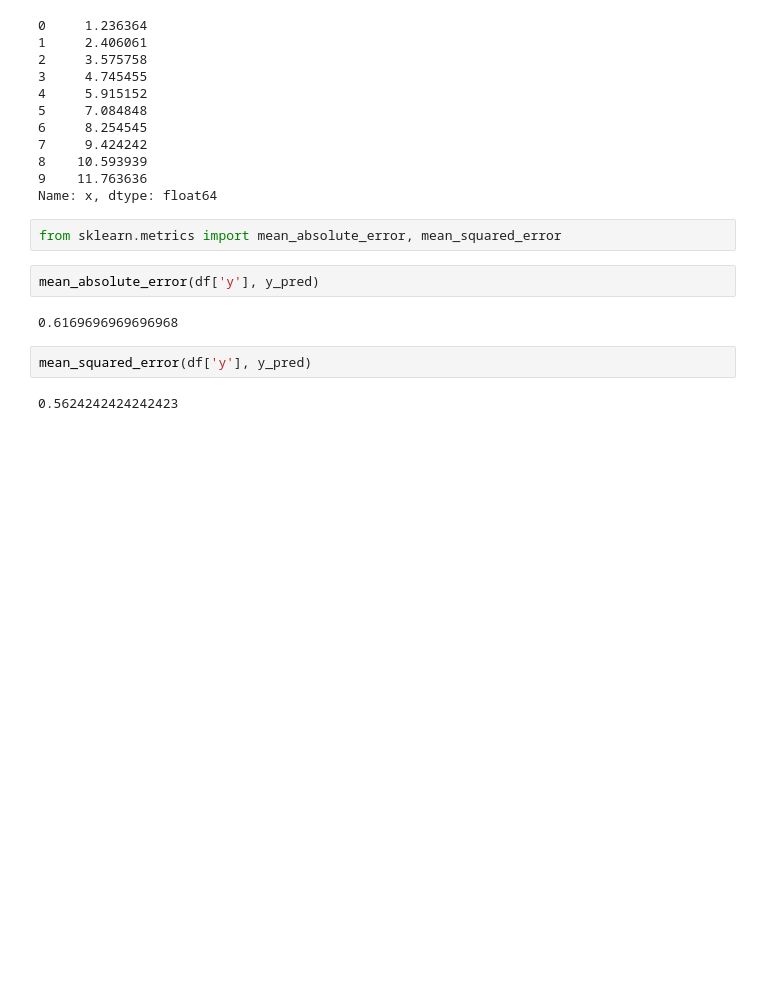
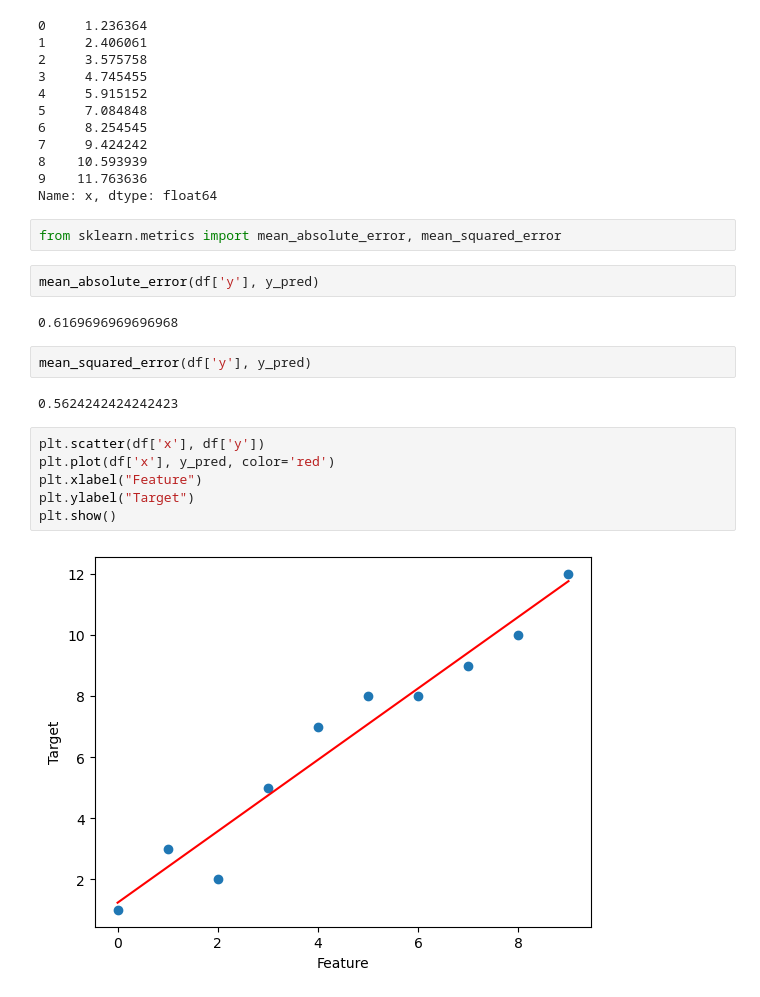
Before and after one commit to ramnareeesh/ml-playgrounds, a Jupyter notebook: Machine Learning Lab/Lab-4-Linear_Regression.ipynb, the cells around one changed output. Cells and saved outputs as stored; diff of their text form; blank space fills up the shorter version.

```diff
--- a/Machine Learning Lab/Lab-4-Linear_Regression.ipynb
+++ b/Machine Learning Lab/Lab-4-Linear_Regression.ipynb
@@ -114,3 +114,11 @@ mean_absolute_error(df['y'], y_pred)
 mean_squared_error(df['y'], y_pred)
 # %% [output]
 0.5624242424242423
+# %%
+plt.scatter(df['x'], df['y'])
+plt.plot(df['x'], y_pred, color='red')
+plt.xlabel("Feature")
+plt.ylabel("Target")
+plt.show()
+# %% [output]
+[figure, added]
```
